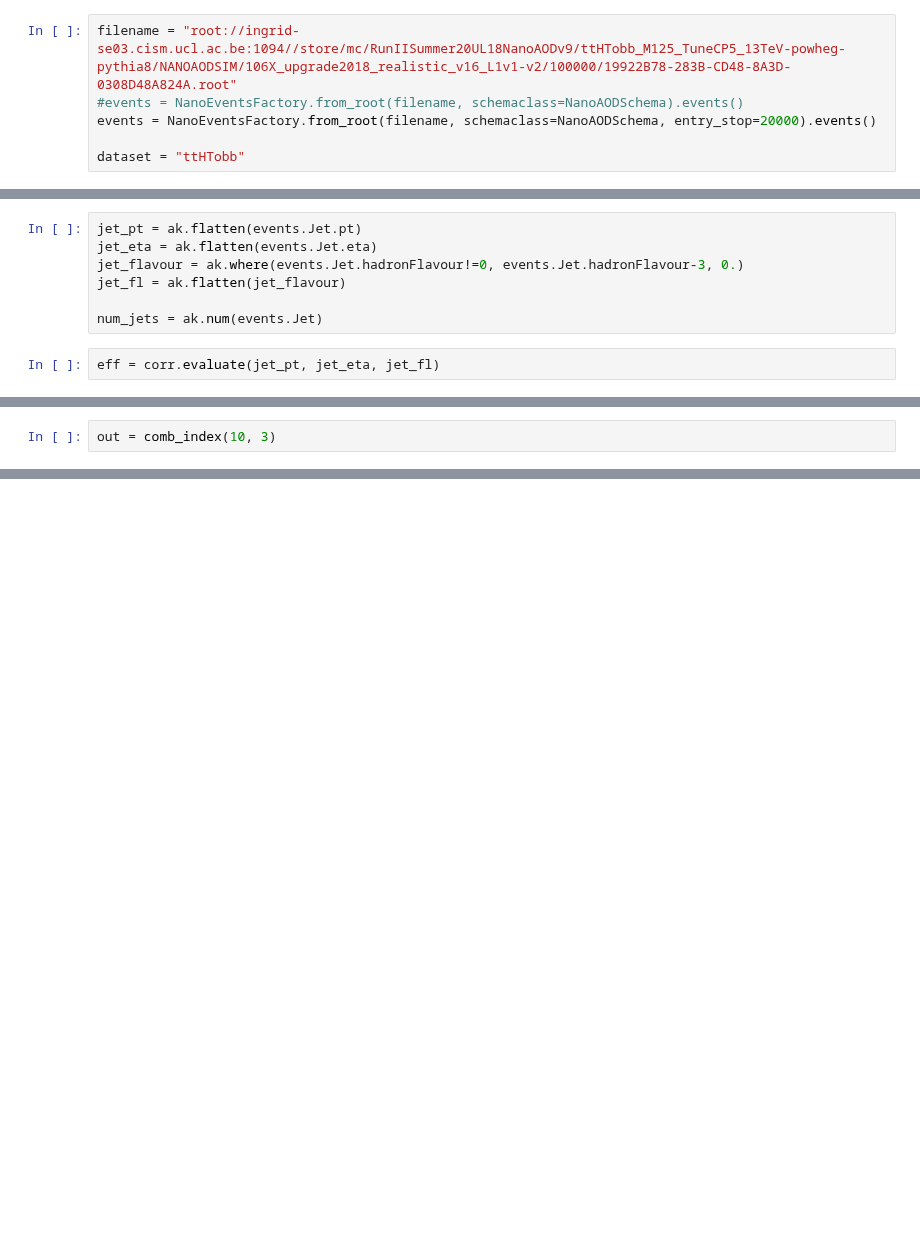
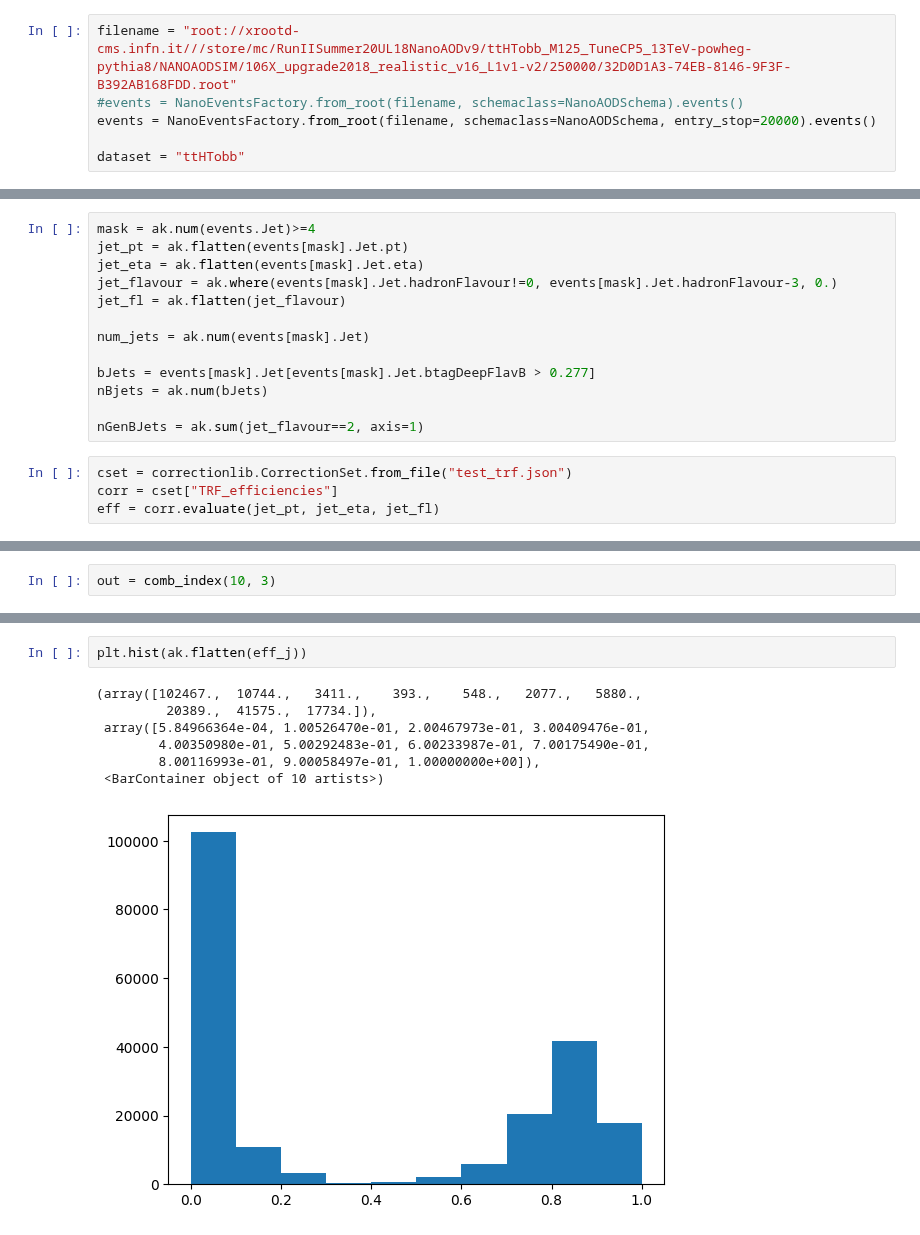
Before and after one commit to PocketCoffea/AnalysisConfigs, a Jupyter notebook: configs/ttHbb/tag_rate_function/TRF_Tests.ipynb, the cells around one changed output, grey strips where cells are left out. Drawn from its saved outputs; the diff is of its cells as text; blank space fills up the shorter version.

```diff
--- a/configs/ttHbb/tag_rate_function/TRF_Tests.ipynb
+++ b/configs/ttHbb/tag_rate_function/TRF_Tests.ipynb
@@ -14,5 +18,5 @@ import correctionlib.convert
 # %%
-filename = "root://ingrid-se03.cism.ucl.ac.be:1094//store/mc/RunIISummer20UL18NanoAODv9/ttHTobb_M125_TuneCP5_13TeV-powheg-pythia8/NANOAODSIM/106X_upgrade2018_realistic_v16_L1v1-v2/100000/19922B78-283B-CD48-8A3D-0308D48A824A.root"
+filename = "root://xrootd-cms.infn.it///store/mc/RunIISummer20UL18NanoAODv9/ttHTobb_M125_TuneCP5_13TeV-powheg-pythia8/NANOAODSIM/106X_upgrade2018_realistic_v16_L1v1-v2/250000/32D0D1A3-74EB-8146-9F3F-B392AB168FDD.root"
 #events = NanoEventsFactory.from_root(filename, schemaclass=NanoAODSchema).events()
 events = NanoEventsFactory.from_root(filename, schemaclass=NanoAODSchema, entry_stop=20000).events()
 
@@ -140,13 +181,21 @@ NameError: name 'bJets' is not defined
 # %% [markdown]
 # Compute the TRF method
 # %%
-jet_pt = ak.flatten(events.Jet.pt)
-jet_eta = ak.flatten(events.Jet.eta)
-jet_flavour = ak.where(events.Jet.hadronFlavour!=0, events.Jet.hadronFlavour-3, 0.)
+mask = ak.num(events.Jet)>=4
+jet_pt = ak.flatten(events[mask].Jet.pt)
+jet_eta = ak.flatten(events[mask].Jet.eta)
+jet_flavour = ak.where(events[mask].Jet.hadronFlavour!=0, events[mask].Jet.hadronFlavour-3, 0.)
 jet_fl = ak.flatten(jet_flavour)
 
-num_jets = ak.num(events.Jet)
+num_jets = ak.num(events[mask].Jet)
+
+bJets = events[mask].Jet[events[mask].Jet.btagDeepFlavB > 0.277]
+nBjets = ak.num(bJets)
+
+nGenBJets = ak.sum(jet_flavour==2, axis=1)
 # %%
+cset = correctionlib.CorrectionSet.from_file("test_trf.json")
+corr = cset["TRF_efficiencies"]
 eff = corr.evaluate(jet_pt, jet_eta, jet_fl)
 # %%
 eff_j = ak.unflatten(eff, num_jets)
@@ -202,0 +351,10 @@ out = comb_index(10, 3)
+# %%
+plt.hist(ak.flatten(eff_j))
+# %% [output]
+(array([102467.,  10744.,   3411.,    393.,    548.,   2077.,   5880.,
+         20389.,  41575.,  17734.]),
+ array([5.84966364e-04, 1.00526470e-01, 2.00467973e-01, 3.00409476e-01,
+        4.00350980e-01, 5.00292483e-01, 6.00233987e-01, 7.00175490e-01,
+        8.00116993e-01, 9.00058497e-01, 1.00000000e+00]),
+ <BarContainer object of 10 artists>)
+[figure, added]
```
Also changed, not shown: parts of 37 cells of this notebook.
